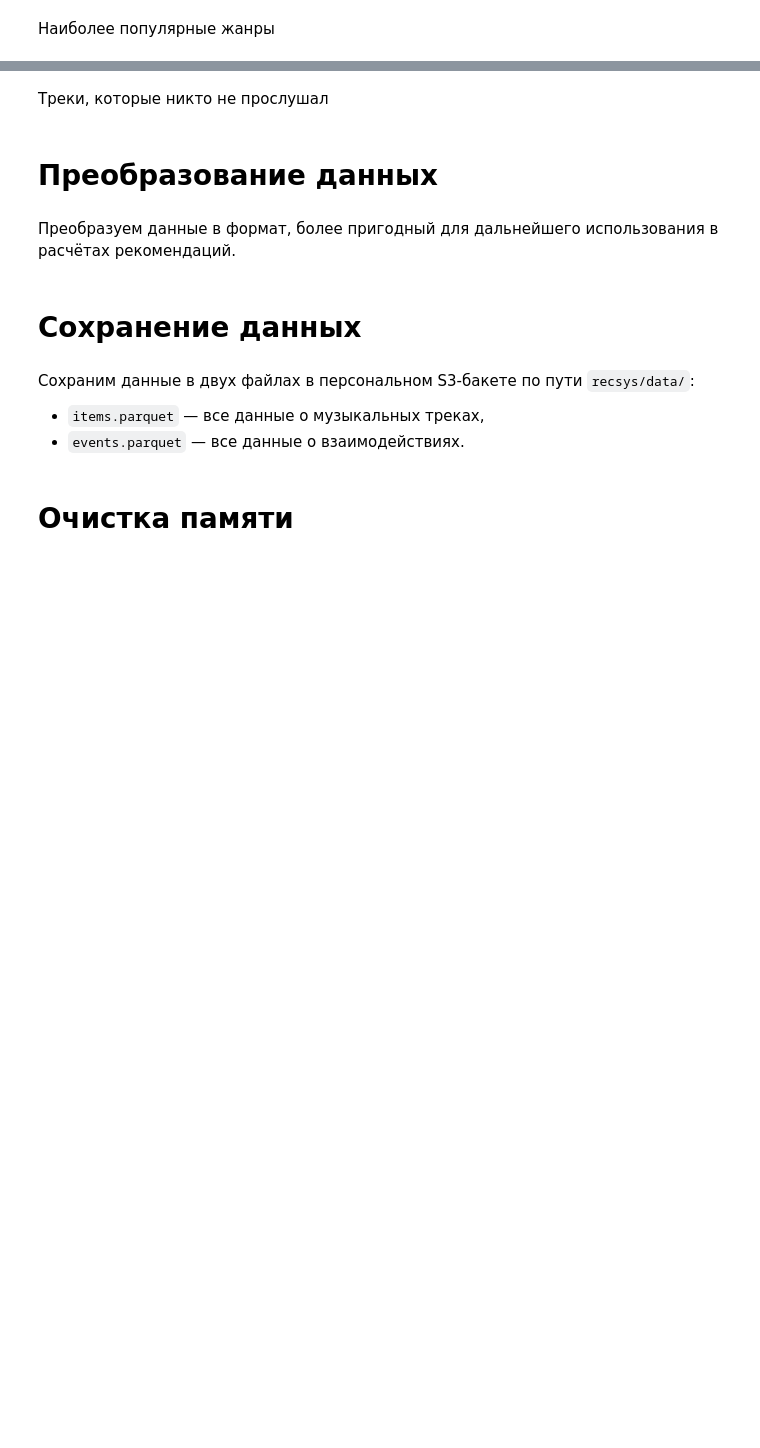
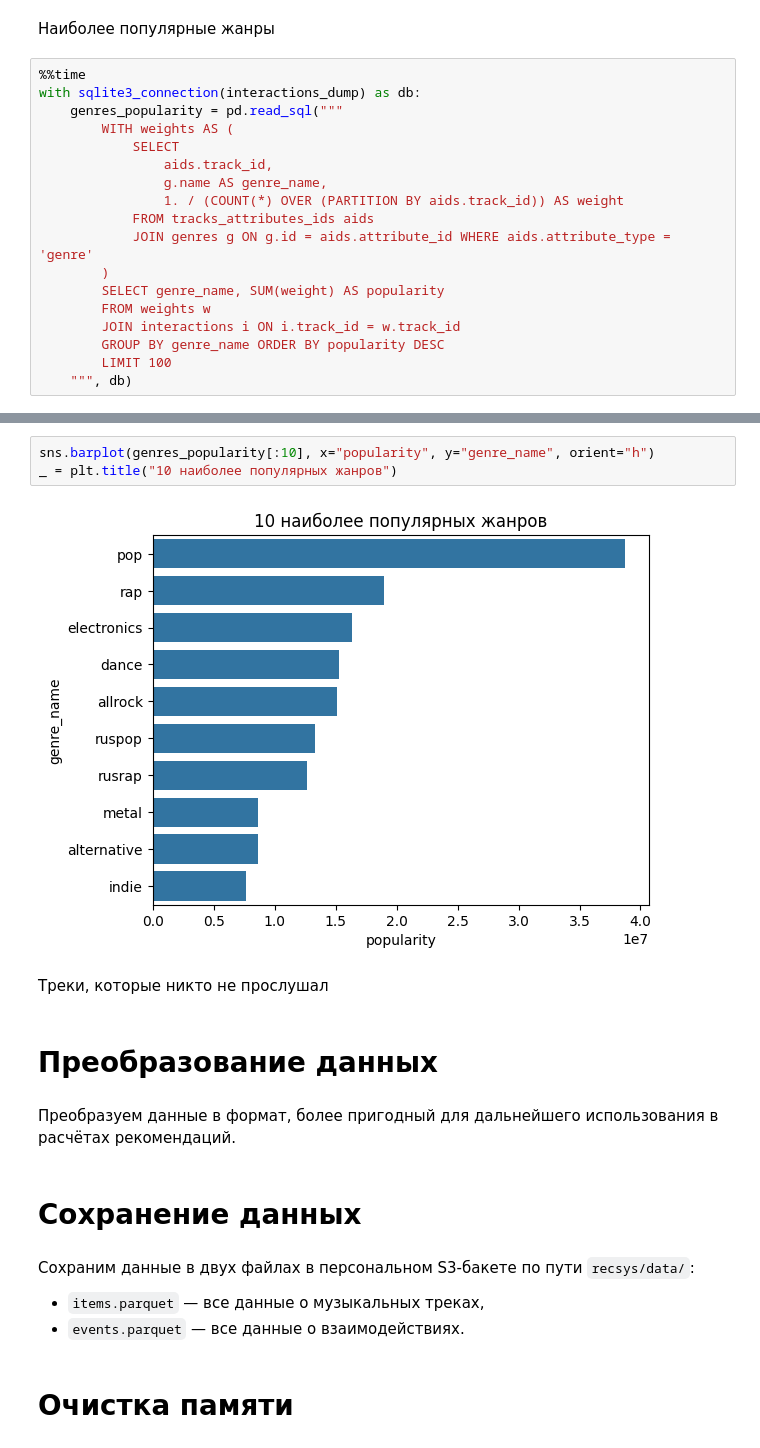
Before and after one commit to AlexChudinov/mle-project-sprint-4-v001, a Jupyter notebook: recommendations.ipynb, the cells around one changed output, grey strips where cells are left out. Saved outputs shown, nothing was run; the diff lists cells and outputs as text; blank space fills up the shorter version.

```diff
--- a/recommendations.ipynb
+++ b/recommendations.ipynb
@@ -127,2 +434,20 @@ dtype: int64
 # %% [markdown]
 Наиболее популярные жанры
+# %%
+%%time
+with sqlite3_connection(interactions_dump) as db:
+    genres_popularity = pd.read_sql("""
+        WITH weights AS (
+            SELECT
+                aids.track_id,
+                g.name AS genre_name,
+                1. / (COUNT(*) OVER (PARTITION BY aids.track_id)) AS weight
+            FROM tracks_attributes_ids aids
+            JOIN genres g ON g.id = aids.attribute_id WHERE aids.attribute_type = 'genre'
+        )
+        SELECT genre_name, SUM(weight) AS popularity
+        FROM weights w
+        JOIN interactions i ON i.track_id = w.track_id
+        GROUP BY genre_name ORDER BY popularity DESC
+        LIMIT 100
+    """, db)
@@ -129,3 +457,8 @@ dtype: int64
+# %%
+sns.barplot(genres_popularity[:10], x="popularity", y="genre_name", orient="h")
+_ = plt.title("10 наиболее популярных жанров")
+# %% [output]
+[figure, added]
 # %% [markdown]
 Треки, которые никто не прослушал
 # %% [markdown]
```
Also changed, not shown: parts of 31 cells of this notebook, 5 other files.
